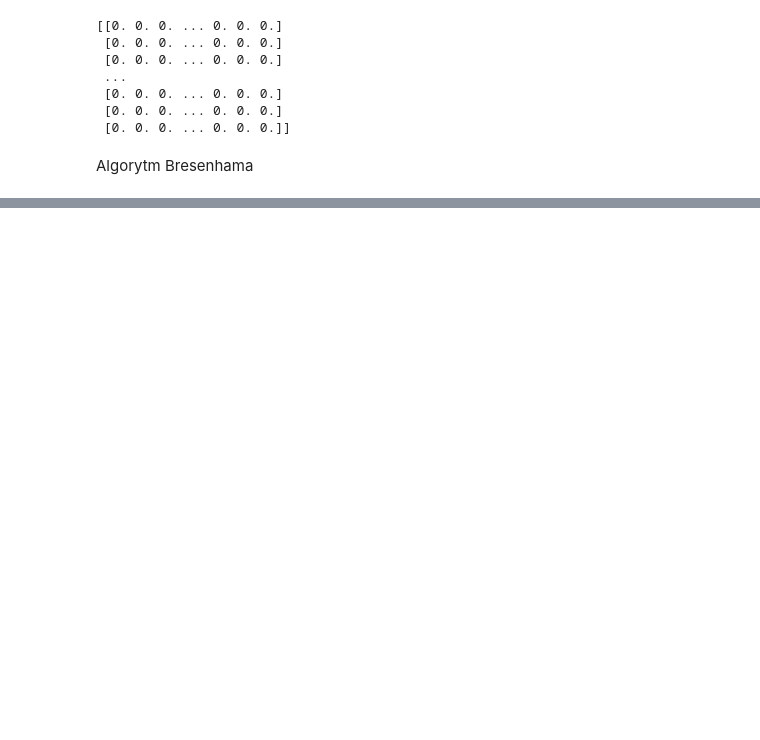
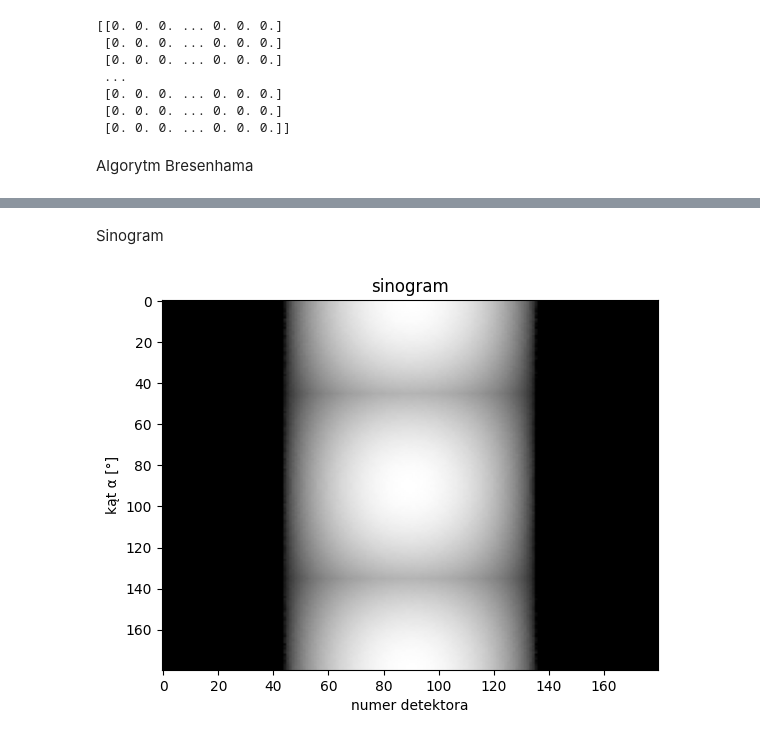
Before and after one commit to KJakuz/computed-tomography-simulator, a Jupyter notebook: main.ipynb, the cells around one changed output, grey strips where cells are left out. Cells and saved outputs as stored; diff of their text form; code cells hidden in the pictures; blank space fills up the shorter version.

```diff
--- a/main.ipynb
+++ b/main.ipynb
@@ -52,0 +62,11 @@ def Breshenham(x0,y0,x1,y1):
+# %%
+H, W = bitmap.shape
+cx, cy = (W - 1) / 2.0, (H - 1) / 2.0
+R = min(W, H) / 2.0
+
+n_detektorow = 180
+delta_alpha  = 1.0   # krok kąta w stopniach
+angles       = np.arange(0, 180, delta_alpha)       # [0, 1, 2, ..., 179]
+offsets      = np.linspace(-R, R, n_detektorow)     # pozycje detektorów
+
+sinogram = np.zeros((len(angles), n_detektorow))
@@ -52,0 +75,38 @@ def Breshenham(x0,y0,x1,y1):
+# %%
+for i, alpha_deg in enumerate(angles):
+    alpha = np.radians(alpha_deg)
+    cos_a, sin_a = np.cos(alpha), np.sin(alpha)
+    dx_p, dy_p   = -sin_a, cos_a          # oś prostopadła (gdzie siedzą detektory)
+
+    for j, offset in enumerate(offsets):
+        # środek tej konkretnej wiązki
+        mx = cx + offset * dx_p
+        my = cy + offset * dy_p
+
+        # przedłuż wiązkę poza obraz
+        t  = max(W, H)
+        x0 = int(round(mx - t * cos_a))
+        y0 = int(round(my - t * sin_a))
+        x1 = int(round(mx + t * cos_a))
+        y1 = int(round(my + t * sin_a))
+
+        # zsumuj pochłonięcie wzdłuż wiązki → jedna komórka sinogramu
+        piksele = Breshenham(x0, y0, x1, y1)
+
+        sinogram[i, j] = sum(
+            bitmap[py, px]
+            for px, py in piksele
+            if 0 <= px < W and 0 <= py < H   # ← filtruj punkty poza obrazem
+        )
+
+sinogram /= sinogram.max()
+# %% [markdown]
+Sinogram
+# %%
+plt.imshow(sinogram, cmap='gray', aspect='auto')
+plt.xlabel('numer detektora')
+plt.ylabel('kąt α [°]')
+plt.title('sinogram')
+plt.show()
+# %% [output]
+[figure, added]
```
Also changed, not shown: parts of 4 cells of this notebook, 2 other files.
